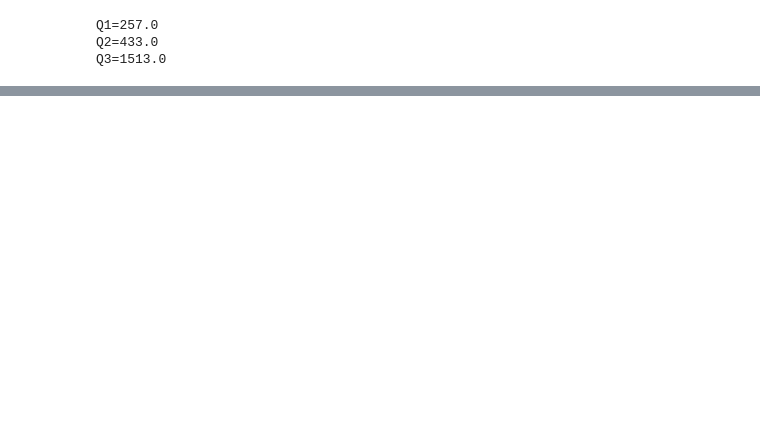
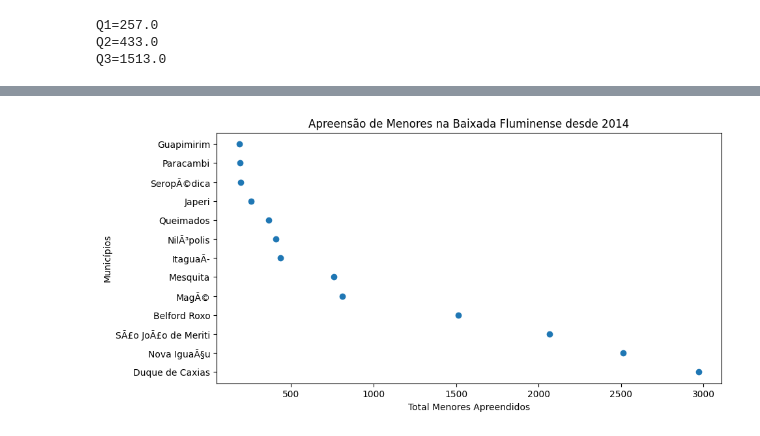
Before and after one commit to vivian-assis/ProjetoSegPub, a Jupyter notebook: Apreensao_men_Baix_2.ipynb, the cells around one changed output, grey strips where cells are left out. Cells and saved outputs as stored; diff of their text form; code cells hidden in the pictures; blank space fills up the shorter version.

Commit message:
show

```diff
--- a/Apreensao_men_Baix_2.ipynb
+++ b/Apreensao_men_Baix_2.ipynb
@@ -75,0 +60,9 @@ plt.show()
+# %%
+plt.figure(figsize=(10,5))
+plt.scatter(df_men['aaapai'],df_men['fmun'])
+plt.title('Apreensão de Menores na Baixada Fluminense desde 2014')
+plt.xlabel('Total Menores Apreendidos')
+plt.ylabel('Municípios')
+plt.show()
+# %% [output]
+[figure, added]
```
Also changed, not shown: parts of 3 cells of this notebook.
